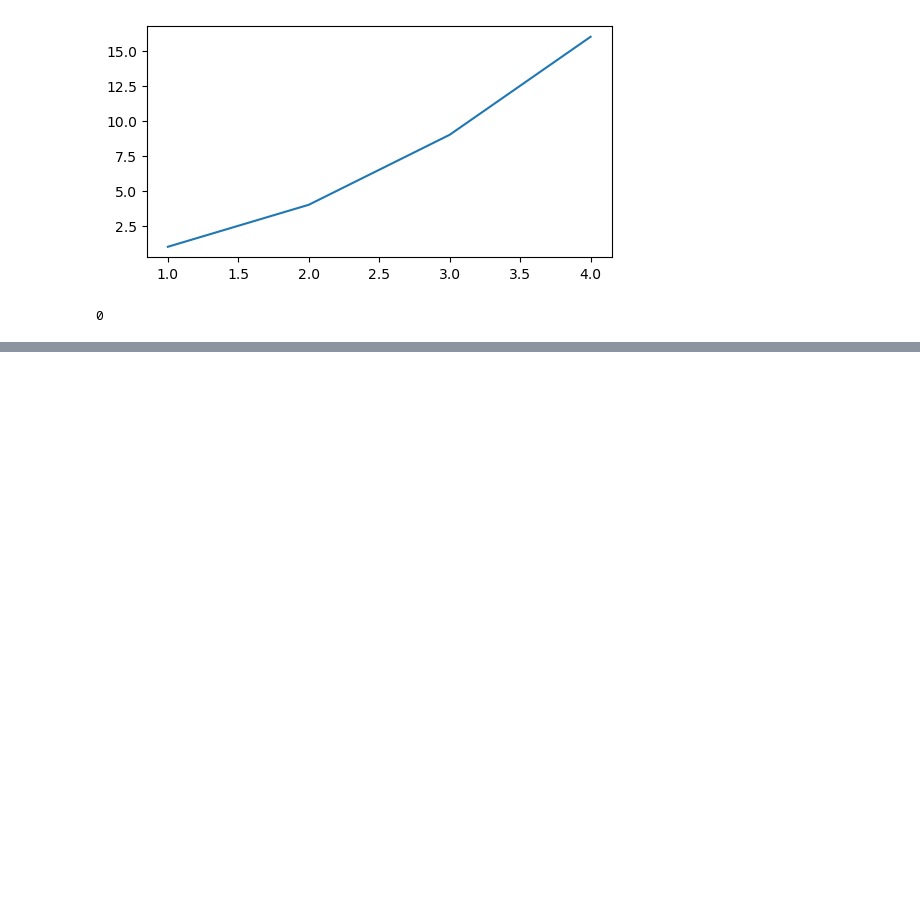
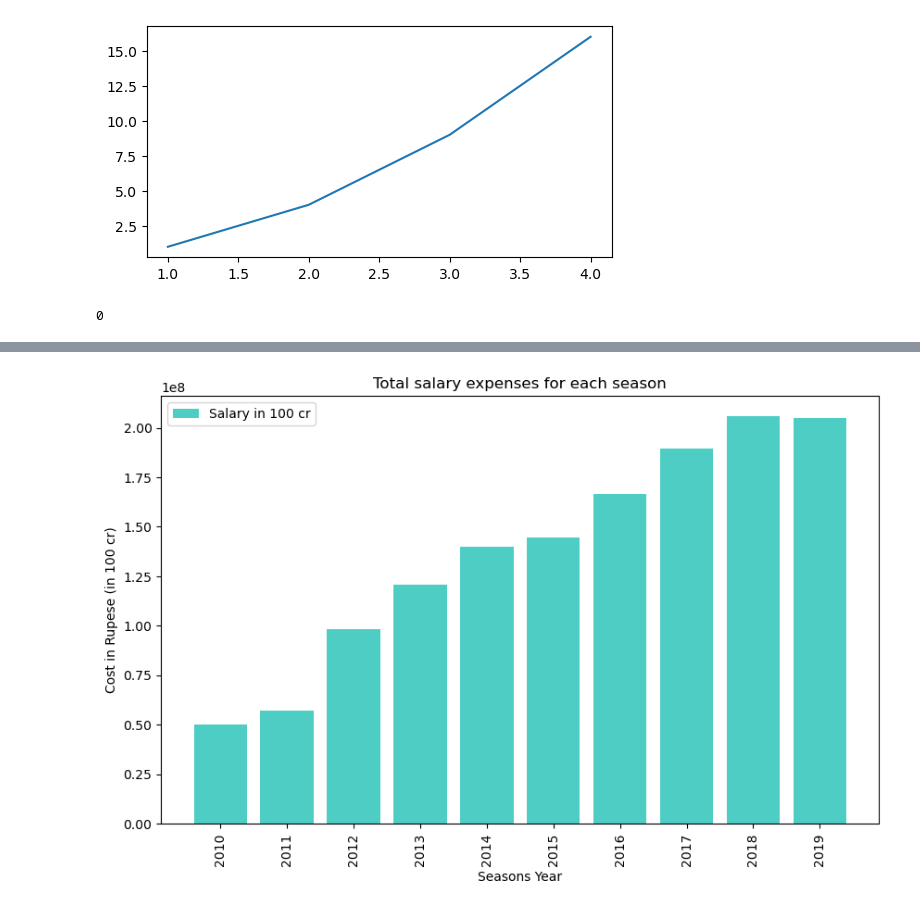
Before and after one commit to jayacpc9/FSDS_Classes, a Jupyter notebook: Python_Workspace/Notebook/BasicCoding_python_05202026_numpy_4.ipynb, the cells around one changed output, grey strips where cells are left out. Drawn from its saved outputs; the diff is of its cells as text; code cells hidden in the pictures; blank space fills up the shorter version.

```diff
--- a/Python_Workspace/Notebook/BasicCoding_python_05202026_numpy_4.ipynb
+++ b/Python_Workspace/Notebook/BasicCoding_python_05202026_numpy_4.ipynb
@@ -237,0 +254,10 @@ Pdict.get('Sachin') # get value of key 'Sachin'
+# %%
+# print(f" The Salary matrix = \n{Salary}")
+column_sum = np.sum(Salary, axis=0) # Get the total for EACH individual column
+row_sum = np.sum(Salary, axis=1) # Get the total for EACH individual row
+grand_total = np.sum(Salary)# Get the GRAND total of everything combined
+
+print(f" Each Column sum. = {column_sum}")
+print(f" Each Row sum. = {row_sum}")
+print(f" Grand total of the matrix = {grand_total}")
+print(f"The total salary expenses in each season : {Seasons}")
@@ -237,0 +271,13 @@ Pdict.get('Sachin') # get value of key 'Sachin'
+# %%
+# show a bar graph for the total salary for each season
+plt.figure(figsize=(10,6))
+plt.bar(Seasons,column_sum,label="Salary in 100 cr", color ='#4ECDC4', linewidth =2)
+plt.xlabel("Seasons Year")
+plt.ylabel("Cost in Rupese (in 100 cr)")
+plt.title("Total salary expenses for each season")
+plt.legend()
+plt.xticks(list(range(0,10)),Seasons,rotation='vertical')
+plt.grid(True, alpha= 0)
+plt.show()
+# %% [output]
+[figure, added]
```
Also changed, not shown: parts of 7 cells of this notebook, 2 other files.
